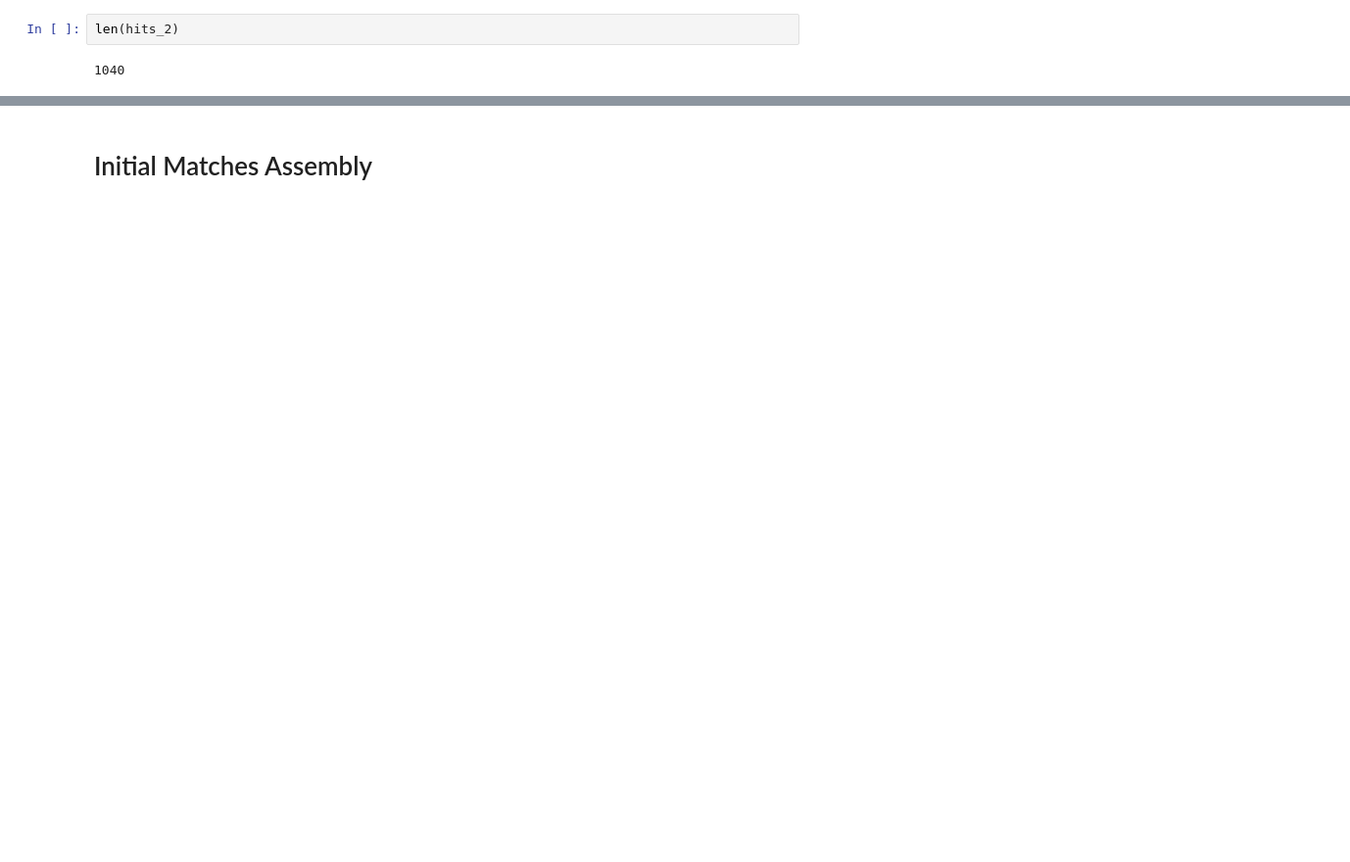
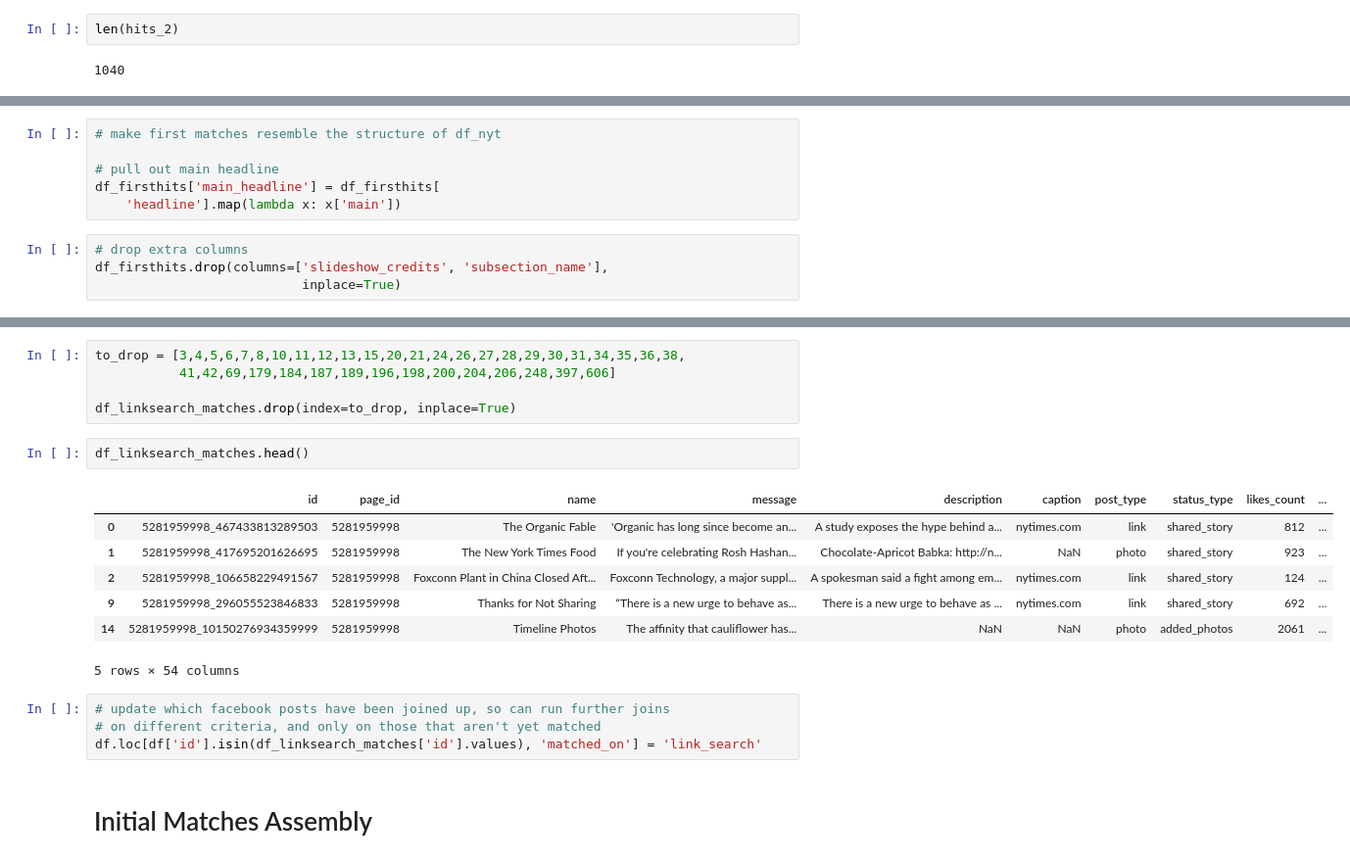
Before and after one commit to jess-miles/nyt-engagement, a Jupyter notebook: data_gathering.ipynb, the cells around one changed output, grey strips where cells are left out. Shown: that part at 98% size. Drawn from its saved outputs; the diff is of its cells as text; blank space fills up the shorter version.

```diff
--- a/data_gathering.ipynb
+++ b/data_gathering.ipynb
@@ -1542,0 +1525,10 @@ ids
+# %%
+# make first matches resemble the structure of df_nyt
+
+# pull out main headline
+df_firsthits['main_headline'] = df_firsthits[
+    'headline'].map(lambda x: x['main'])
+# %%
+# drop extra columns
+df_firsthits.drop(columns=['slideshow_credits', 'subsection_name'],
+                           inplace=True)
@@ -1543,3 +1571,22 @@ ids
+# %%
+to_drop = [3,4,5,6,7,8,10,11,12,13,15,20,21,24,26,27,28,29,30,31,34,35,36,38,
+           41,42,69,179,184,187,189,196,198,200,204,206,248,397,606]
+
+df_linksearch_matches.drop(index=to_drop, inplace=True)
+# %%
+df_linksearch_matches.head()
+# %% [output]
+|  | id | page_id | name | message | description | caption | post_type | status_type | likes_count | ... |
+| 0 | 5281959998_467433813289503 | 5281959998 | The Organic Fable | 'Organic has long since become an... | A study exposes the hype behind a... | nytimes.com | link | shared_story | 812 | ... |
+| 1 | 5281959998_417695201626695 | 5281959998 | The New York Times Food | If you're celebrating Rosh Hashan... | Chocolate-Apricot Babka: http://n... | NaN | photo | shared_story | 923 | ... |
+| 2 | 5281959998_106658229491567 | 5281959998 | Foxconn Plant in China Closed Aft... | Foxconn Technology, a major suppl... | A spokesman said a fight among em... | nytimes.com | link | shared_story | 124 | ... |
+| 9 | 5281959998_296055523846833 | 5281959998 | Thanks for Not Sharing | “There is a new urge to behave as... | There is a new urge to behave as ... | nytimes.com | link | shared_story | 692 | ... |
+| 14 | 5281959998_10150276934359999 | 5281959998 | Timeline Photos | The affinity that cauliflower has... | NaN | NaN | photo | added_photos | 2061 | ... |
+5 rows × 54 columns
+# %%
+# update which facebook posts have been joined up, so can run further joins
+# on different criteria, and only on those that aren't yet matched
+df.loc[df['id'].isin(df_linksearch_matches['id'].values), 'matched_on'] = 'link_search'
 # %% [markdown]
 # Initial Matches Assembly
 # %%
```
Also changed, not shown: parts of 24 cells of this notebook, 4 other files.
